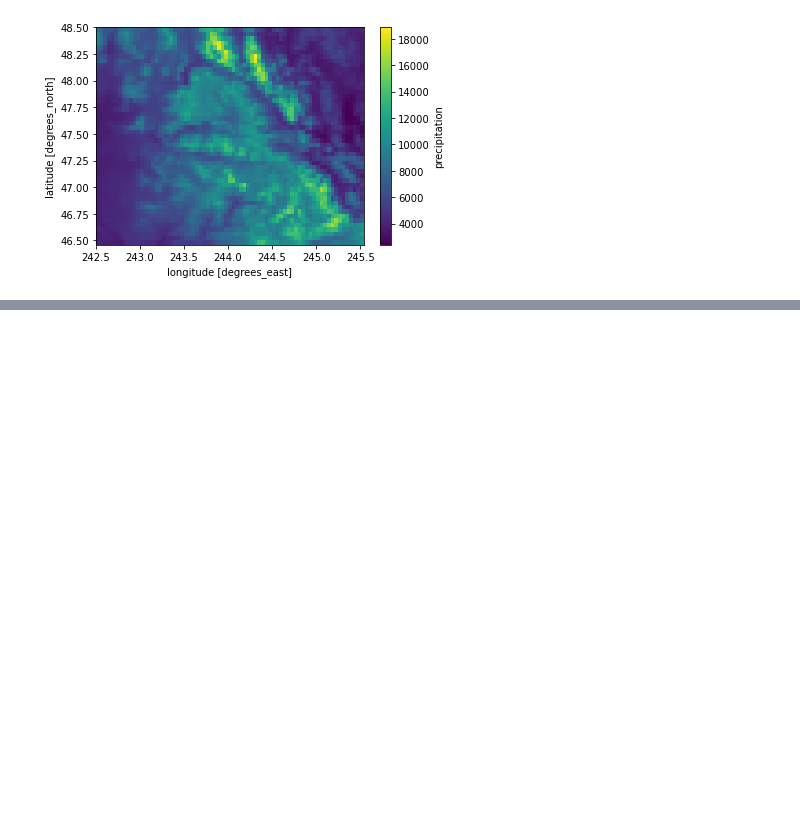
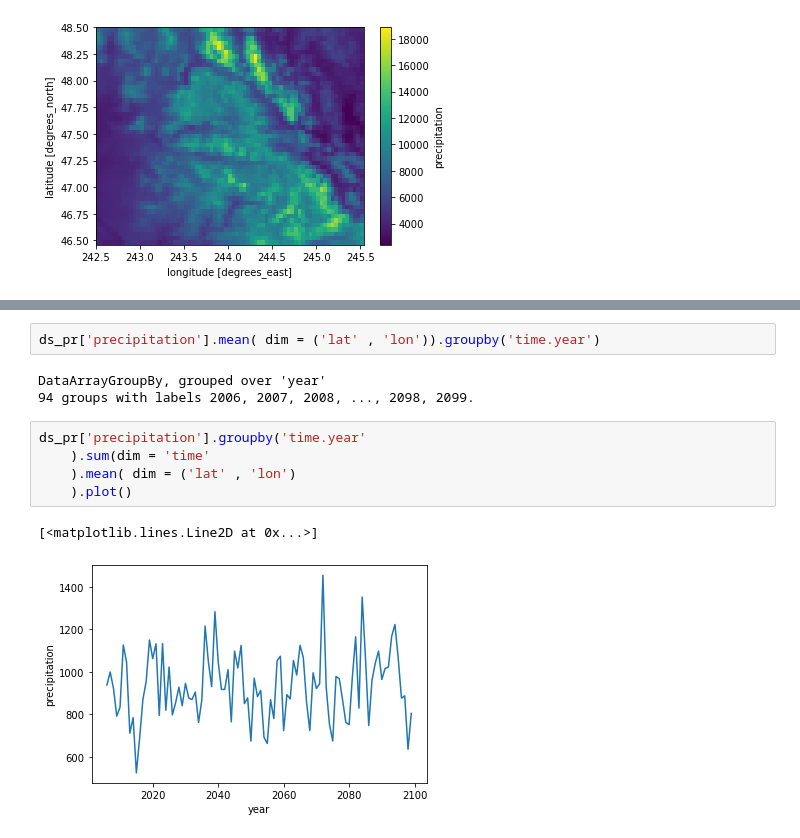
Before and after one commit to mcreelma/GEOS505_F22, a Jupyter notebook: GPD/xarray_Tutorial.ipynb, the cells around one changed output, grey strips where cells are left out. Saved outputs shown, nothing was run; the diff lists cells and outputs as text; blank space fills up the shorter version.

```diff
--- a/GPD/xarray_Tutorial.ipynb
+++ b/GPD/xarray_Tutorial.ipynb
@@ -75,0 +120,13 @@ ds_pr['precipitation'].groupby('time.month').sum(dim = 'time').mean(dim = 'month
+# %%
+ds_pr['precipitation'].mean( dim = ('lat' , 'lon')).groupby('time.year')
+# %% [output]
+DataArrayGroupBy, grouped over 'year'
+94 groups with labels 2006, 2007, 2008, ..., 2098, 2099.
+# %%
+ds_pr['precipitation'].groupby('time.year'
+    ).sum(dim = 'time'
+    ).mean( dim = ('lat' , 'lon')
+    ).plot()
+# %% [output]
+[<matplotlib.lines.Line2D at 0x...>]
+[figure, added]
```
Also changed, not shown: parts of 6 cells of this notebook.
